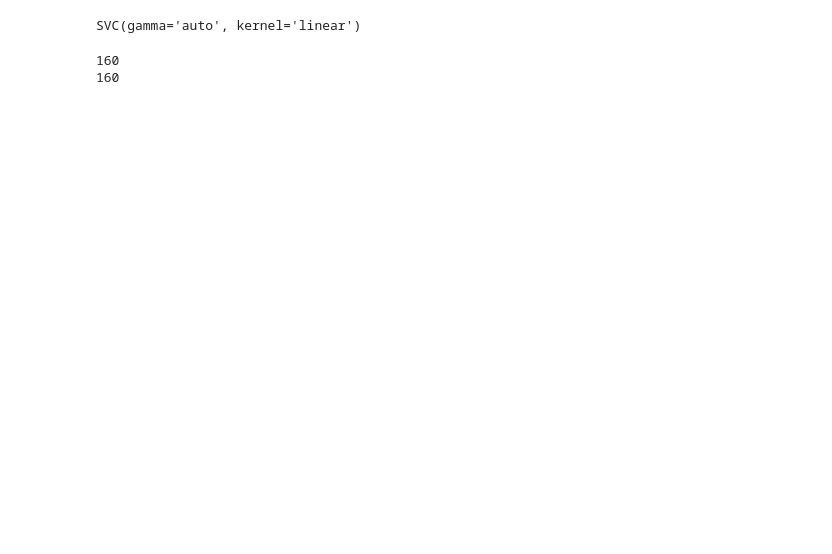
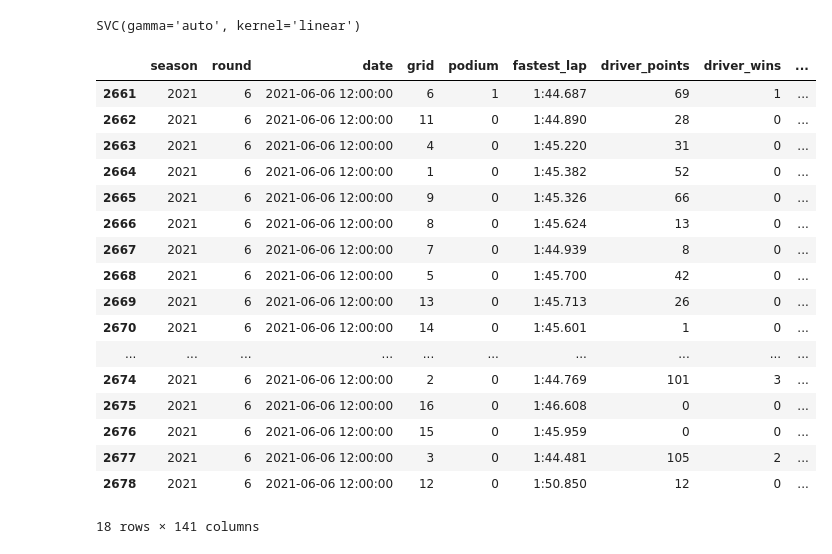
Before and after one commit to ollyjc99/f1-analytics, a Jupyter notebook: data modelling/svm-testing.ipynb, the cells around one changed output. Cells and saved outputs as stored; diff of their text form; code cells hidden in the pictures; blank space fills up the shorter version.

```diff
--- a/data modelling/svm-testing.ipynb
+++ b/data modelling/svm-testing.ipynb
@@ -31,15 +38,27 @@ svm_wins= svm.SVC(kernel="linear",gamma='auto') # Initialize the SVM model
 svm_wins.fit(X_train, y_train) # Train the SVM model
 # %% [output]
 SVC(gamma='auto', kernel='linear')
-# %%
-### Checking count of podium winners matches unique races
-
-print(len(df.groupby(['season', 'round']).count()))
-
-print (len(df.query('podium == 1')))
-# %% [output]
-160
-160
+# %%
+df.query('season == 2021 & round == 6')
+# %% [output]
+|  | season | round | date | grid | podium | fastest_lap | driver_points | driver_wins | ... |
+| 2661 | 2021 | 6 | 2021-06-06 12:00:00 | 6 | 1 | 1:44.687 | 69 | 1 | ... |
+| 2662 | 2021 | 6 | 2021-06-06 12:00:00 | 11 | 0 | 1:44.890 | 28 | 0 | ... |
+| 2663 | 2021 | 6 | 2021-06-06 12:00:00 | 4 | 0 | 1:45.220 | 31 | 0 | ... |
+| 2664 | 2021 | 6 | 2021-06-06 12:00:00 | 1 | 0 | 1:45.382 | 52 | 0 | ... |
+| 2665 | 2021 | 6 | 2021-06-06 12:00:00 | 9 | 0 | 1:45.326 | 66 | 0 | ... |
+| 2666 | 2021 | 6 | 2021-06-06 12:00:00 | 8 | 0 | 1:45.624 | 13 | 0 | ... |
+| 2667 | 2021 | 6 | 2021-06-06 12:00:00 | 7 | 0 | 1:44.939 | 8 | 0 | ... |
+| 2668 | 2021 | 6 | 2021-06-06 12:00:00 | 5 | 0 | 1:45.700 | 42 | 0 | ... |
+| 2669 | 2021 | 6 | 2021-06-06 12:00:00 | 13 | 0 | 1:45.713 | 26 | 0 | ... |
+| 2670 | 2021 | 6 | 2021-06-06 12:00:00 | 14 | 0 | 1:45.601 | 1 | 0 | ... |
+| ... | ... | ... | ... | ... | ... | ... | ... | ... | ... |
+| 2674 | 2021 | 6 | 2021-06-06 12:00:00 | 2 | 0 | 1:44.769 | 101 | 3 | ... |
+| 2675 | 2021 | 6 | 2021-06-06 12:00:00 | 16 | 0 | 1:46.608 | 0 | 0 | ... |
+| 2676 | 2021 | 6 | 2021-06-06 12:00:00 | 15 | 0 | 1:45.959 | 0 | 0 | ... |
+| 2677 | 2021 | 6 | 2021-06-06 12:00:00 | 3 | 0 | 1:44.481 | 105 | 2 | ... |
+| 2678 | 2021 | 6 | 2021-06-06 12:00:00 | 12 | 0 | 1:50.850 | 12 | 0 | ... |
+18 rows × 141 columns
 # %%
 correct_predictions = []
 
```
Also changed, not shown: parts of 6 cells of this notebook.
